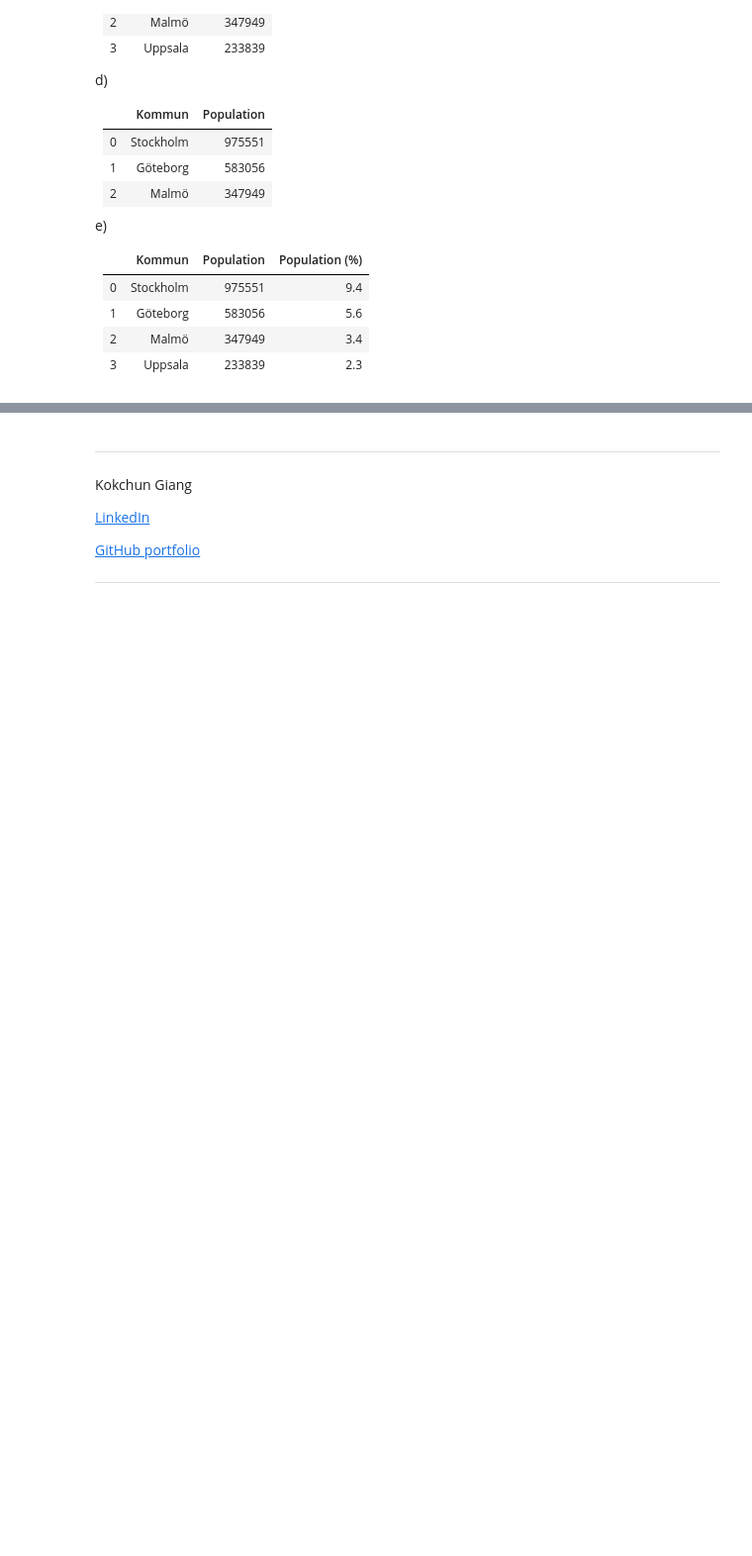
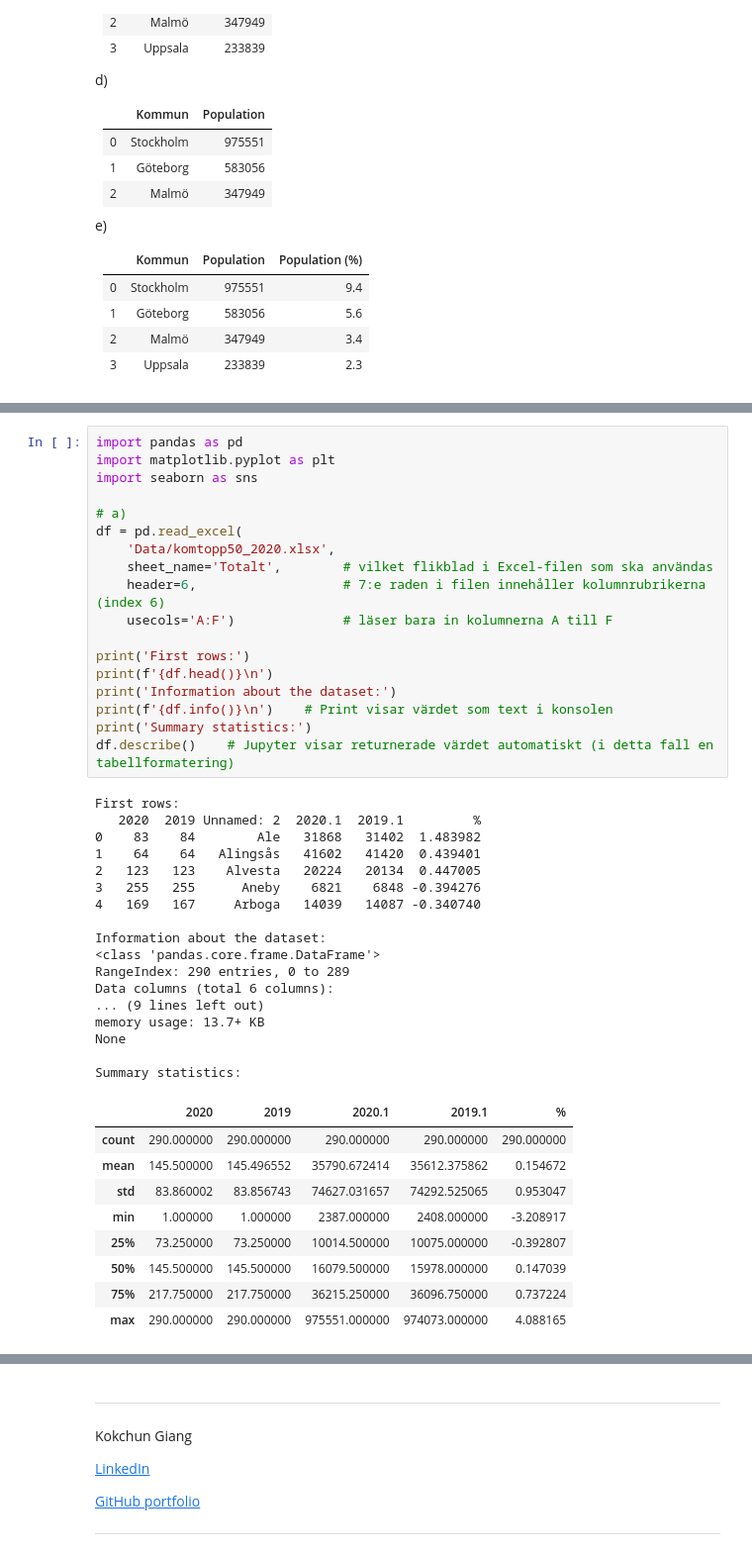
Before and after one commit to LucasZFriborg/Databehandling-Lucas-ZachauFriborg, a Jupyter notebook: Exercises/E00_pandas_basic_syntax.ipynb, the cells around one changed output, grey strips where cells are left out. Shown: that part at 99% size. Cells and saved outputs as stored; diff of their text form; folded sections open; blank space fills up the shorter version.

```diff
--- a/Exercises/E00_pandas_basic_syntax.ipynb
+++ b/Exercises/E00_pandas_basic_syntax.ipynb
@@ -231,4 +252,49 @@ f)
 <img align="left" src="../assets/city_sizes.png" height="200"/>
 
 </details>
+# %%
+import pandas as pd
+import matplotlib.pyplot as plt
+import seaborn as sns
+
+# a)
+df = pd.read_excel(
+    'Data/komtopp50_2020.xlsx',
+    sheet_name='Totalt',        # vilket flikblad i Excel-filen som ska användas
+    header=6,                   # 7:e raden i filen innehåller kolumnrubrikerna (index 6)
+    usecols='A:F')              # läser bara in kolumnerna A till F
+
+print('First rows:')
+print(f'{df.head()}\n')
+print('Information about the dataset:')
+print(f'{df.info()}\n')    # Print visar värdet som text i konsolen
+print('Summary statistics:')
+df.describe()    # Jupyter visar returnerade värdet automatiskt (i detta fall en tabellformatering)
+# %% [output]
+First rows:
+   2020  2019 Unnamed: 2  2020.1  2019.1         %
+0    83    84        Ale   31868   31402  1.483982
+1    64    64   Alingsås   41602   41420  0.439401
+2   123   123    Alvesta   20224   20134  0.447005
+3   255   255      Aneby    6821    6848 -0.394276
+4   169   167     Arboga   14039   14087 -0.340740
+
+Information about the dataset:
+<class 'pandas.core.frame.DataFrame'>
+RangeIndex: 290 entries, 0 to 289
+Data columns (total 6 columns):
+... (9 lines left out)
+memory usage: 13.7+ KB
+None
+
+Summary statistics:
+|  | 2020 | 2019 | 2020.1 | 2019.1 | % |
+| count | 290.000000 | 290.000000 | 290.000000 | 290.000000 | 290.000000 |
+| mean | 145.500000 | 145.496552 | 35790.672414 | 35612.375862 | 0.154672 |
+| std | 83.860002 | 83.856743 | 74627.031657 | 74292.525065 | 0.953047 |
+| min | 1.000000 | 1.000000 | 2387.000000 | 2408.000000 | -3.208917 |
+| 25% | 73.250000 | 73.250000 | 10014.500000 | 10075.000000 | -0.392807 |
+| 50% | 145.500000 | 145.500000 | 16079.500000 | 15978.000000 | 0.147039 |
+| 75% | 217.750000 | 217.750000 | 36215.250000 | 36096.750000 | 0.737224 |
+| max | 290.000000 | 290.000000 | 975551.000000 | 974073.000000 | 4.088165 |
 # %%
```
Also changed, not shown: parts of 10 cells of this notebook.
